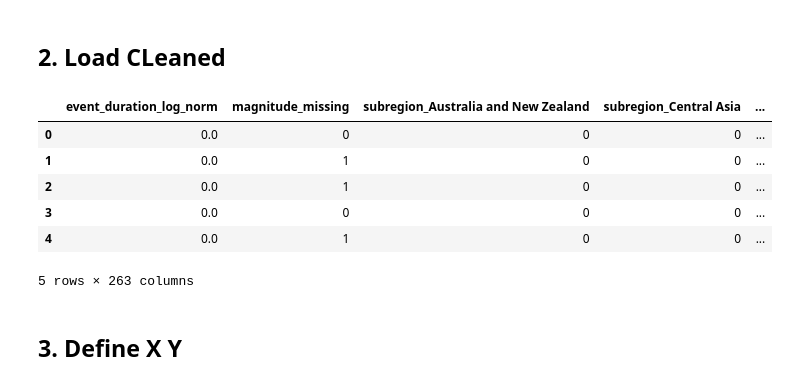
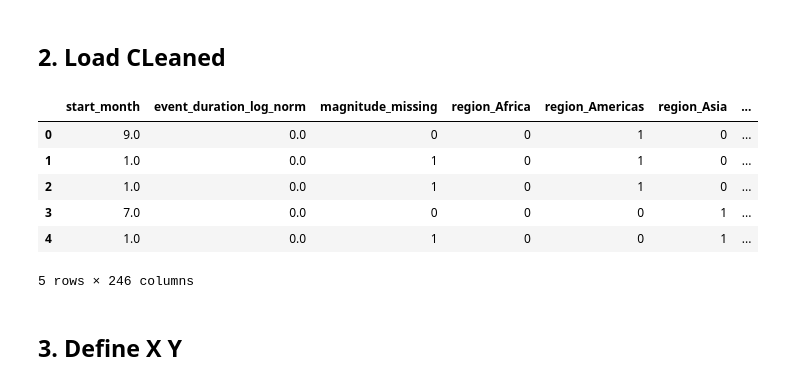
Before and after one commit to chaw-ai-tech/disaster-type-prediction, a Jupyter notebook: notebooks/03_baseline_model.ipynb, the cells around one changed output. Saved outputs shown, nothing was run; the diff lists cells and outputs as text; code cells hidden in the pictures.

```diff
--- a/notebooks/03_baseline_model.ipynb
+++ b/notebooks/03_baseline_model.ipynb
@@ -38,16 +38,16 @@ TARGET_NAMES = [LABEL_MAP[i] for i in sorted(LABEL_MAP)]
 # %% [markdown]
 ## 2. Load CLeaned
 # %%
-data = pd.read_excel('../data/cleaned/cleaned_disaster_dataset.xlsx')
+data = pd.read_csv('../data/processed/disaster_processed_feature_selected.csv')
 data.head()
 # %% [output]
-|  | event_duration_log_norm | magnitude_missing | subregion_Australia and New Zealand | subregion_Central Asia | ... |
-| 0 | 0.0 | 0 | 0 | 0 | ... |
-| 1 | 0.0 | 1 | 0 | 0 | ... |
-| 2 | 0.0 | 1 | 0 | 0 | ... |
-| 3 | 0.0 | 0 | 0 | 0 | ... |
-| 4 | 0.0 | 1 | 0 | 0 | ... |
+|  | start_month | event_duration_log_norm | magnitude_missing | region_Africa | region_Americas | region_Asia | ... |
+| 0 | 9.0 | 0.0 | 0 | 0 | 1 | 0 | ... |
+| 1 | 1.0 | 0.0 | 1 | 0 | 1 | 0 | ... |
+| 2 | 1.0 | 0.0 | 1 | 0 | 1 | 0 | ... |
+| 3 | 7.0 | 0.0 | 0 | 0 | 0 | 1 | ... |
+| 4 | 1.0 | 0.0 | 1 | 0 | 0 | 1 | ... |
-5 rows × 263 columns
+5 rows × 246 columns
 # %% [markdown]
 ## 3. Define X Y
 # %%
```
Also changed, not shown: parts of 10 cells of this notebook, 1 other file.
